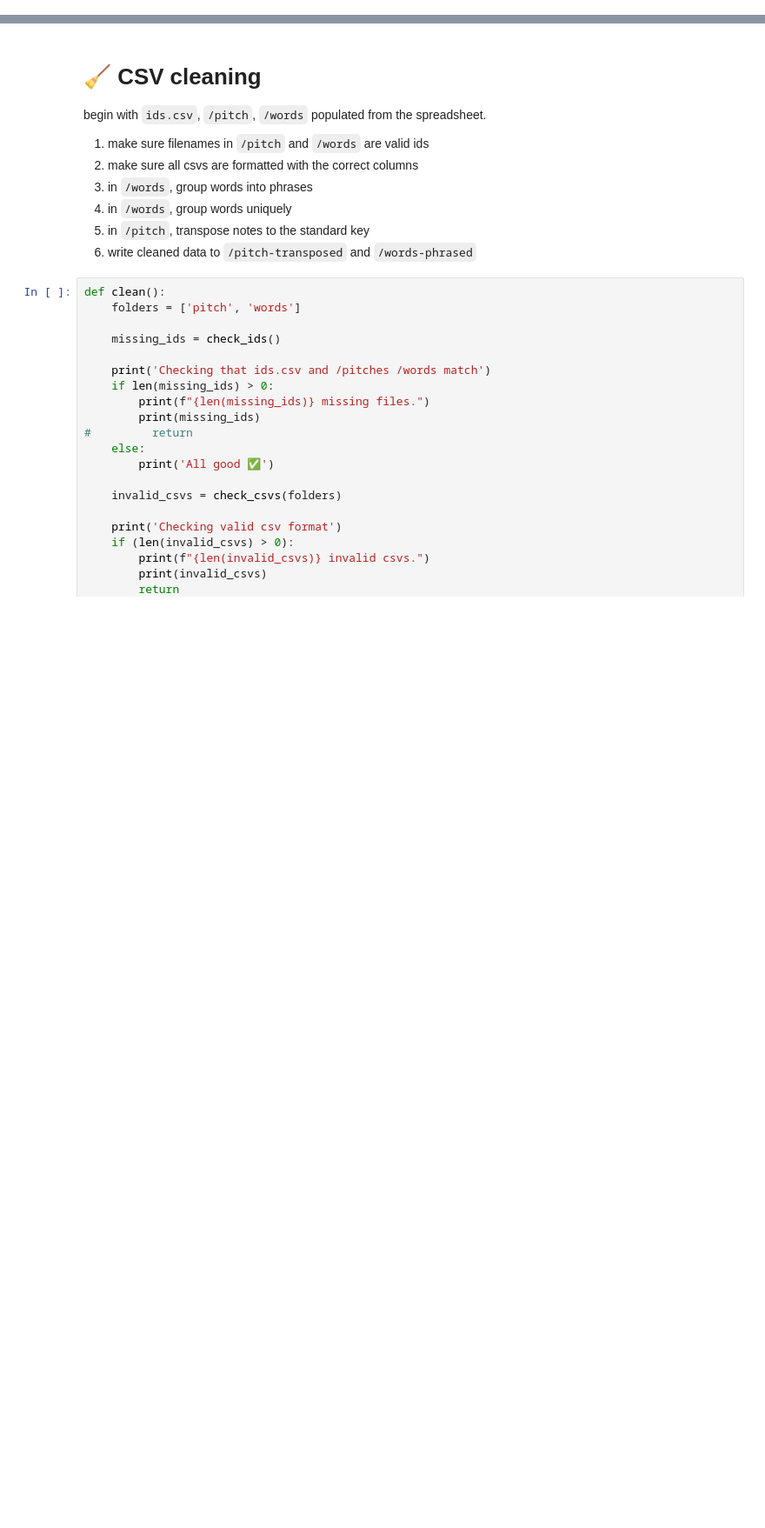
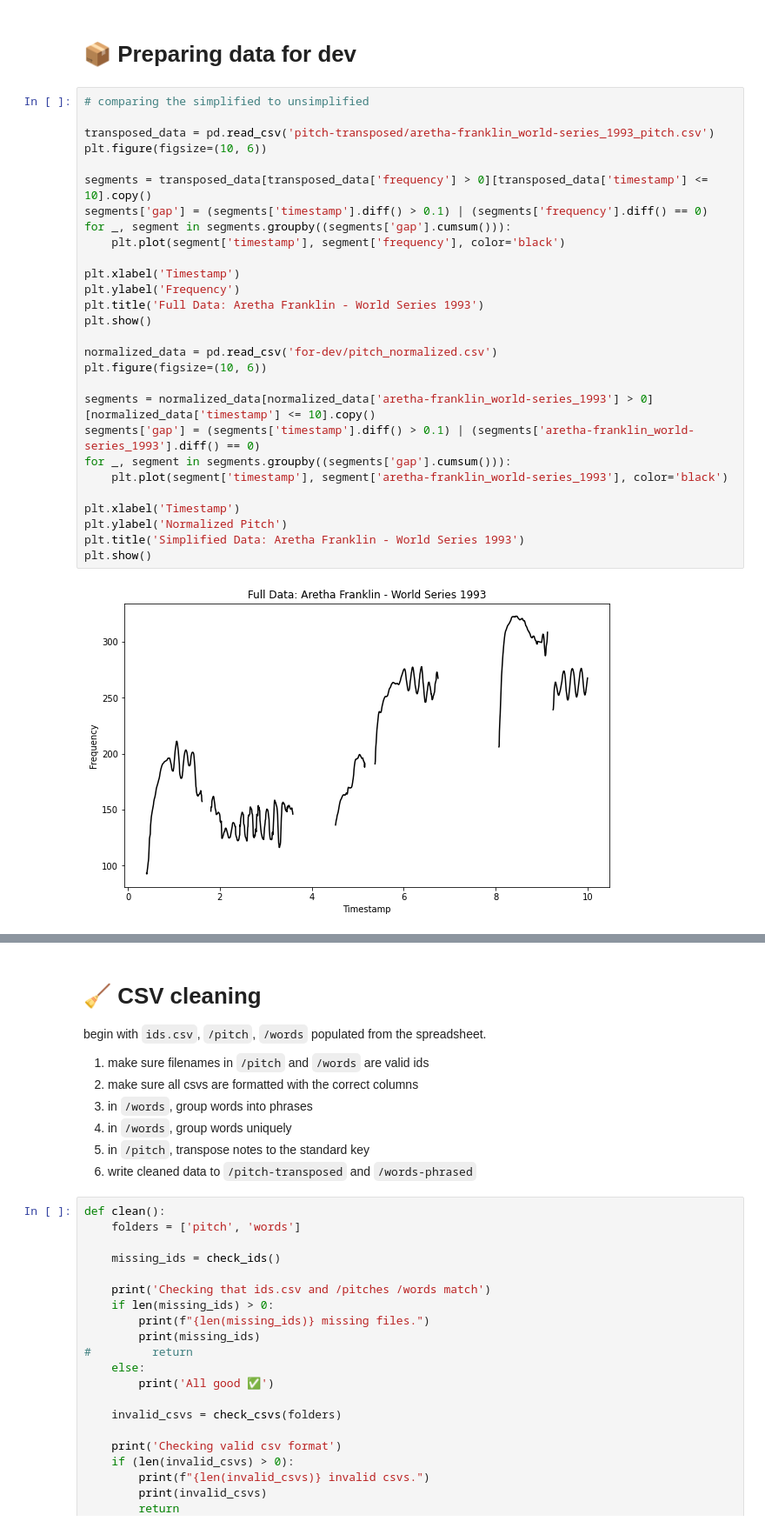
Before and after one commit to the-pudding/anthems-data, a Jupyter notebook: exploration.ipynb, the cells around one changed output, grey strips where cells are left out. Shown at 87% size. Saved outputs shown, nothing was run; the diff lists cells and outputs as text; blank space fills up the shorter version.

```diff
--- a/exploration.ipynb
+++ b/exploration.ipynb
@@ -70,0 +24,32 @@ done
+# %% [markdown]
+# 📦 Preparing data for dev
+# %%
+# comparing the simplified to unsimplified
+
+transposed_data = pd.read_csv('pitch-transposed/aretha-franklin_world-series_1993_pitch.csv')
+plt.figure(figsize=(10, 6))
+
+segments = transposed_data[transposed_data['frequency'] > 0][transposed_data['timestamp'] <= 10].copy()
+segments['gap'] = (segments['timestamp'].diff() > 0.1) | (segments['frequency'].diff() == 0)
+for _, segment in segments.groupby((segments['gap'].cumsum())):
+    plt.plot(segment['timestamp'], segment['frequency'], color='black')
+
+plt.xlabel('Timestamp')
+plt.ylabel('Frequency')
+plt.title('Full Data: Aretha Franklin - World Series 1993')
+plt.show()
+
+normalized_data = pd.read_csv('for-dev/pitch_normalized.csv')
+plt.figure(figsize=(10, 6))
+
+segments = normalized_data[normalized_data['aretha-franklin_world-series_1993'] > 0][normalized_data['timestamp'] <= 10].copy()
+segments['gap'] = (segments['timestamp'].diff() > 0.1) | (segments['aretha-franklin_world-series_1993'].diff() == 0)
+for _, segment in segments.groupby((segments['gap'].cumsum())):
+    plt.plot(segment['timestamp'], segment['aretha-franklin_world-series_1993'], color='black')
+
+plt.xlabel('Timestamp')
+plt.ylabel('Normalized Pitch')
+plt.title('Simplified Data: Aretha Franklin - World Series 1993')
+plt.show()
+# %% [output]
+[figure, added]
```
Also changed, not shown: parts of 8 cells of this notebook, 9 other files.
